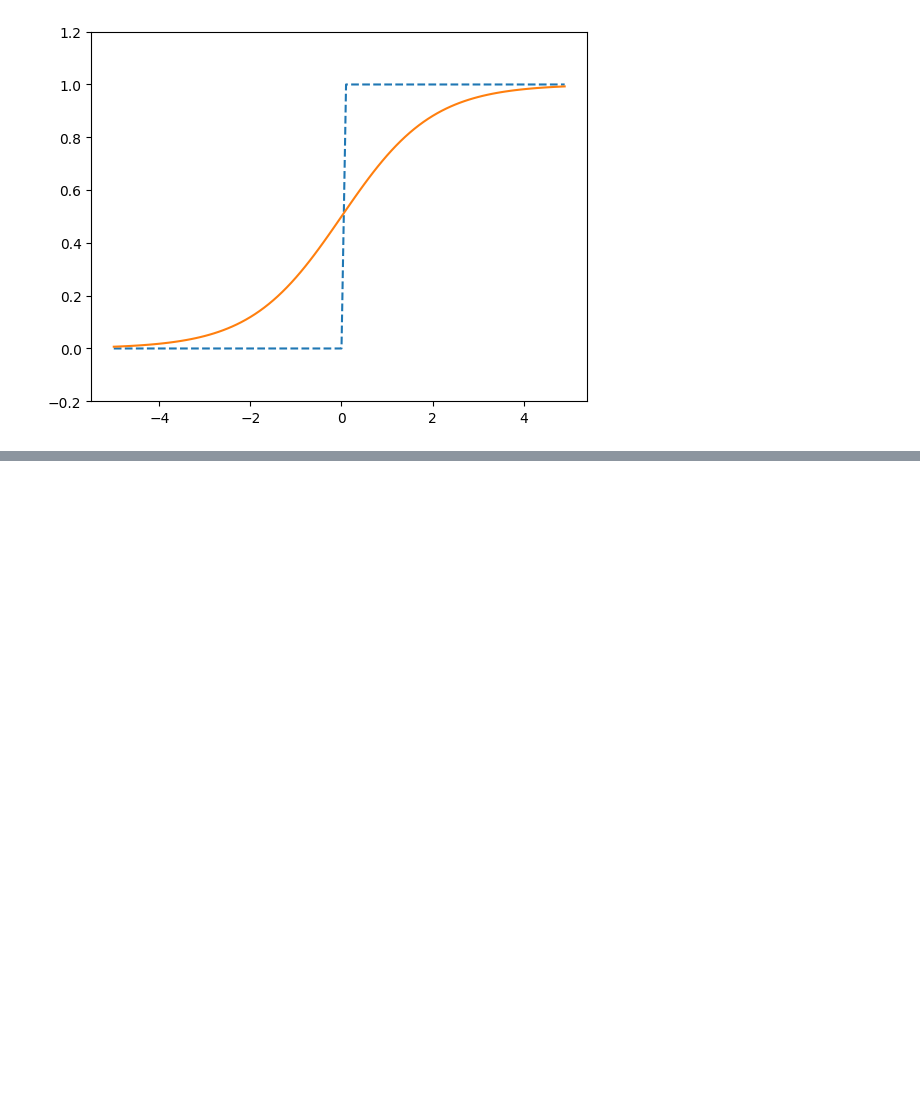
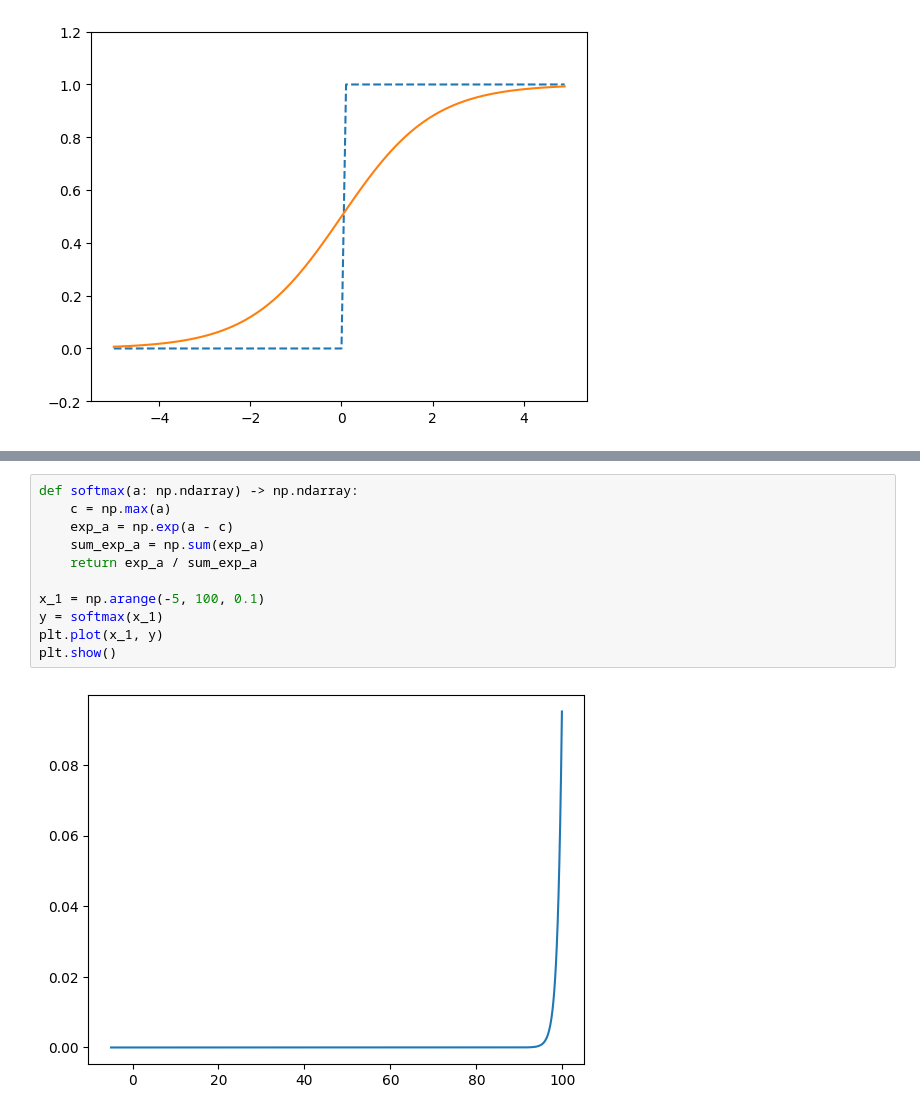
Before and after one commit to omitsuhashi/tae-machine-learning, a Jupyter notebook: src/notebook/deep_learning/basic/newral_network.ipynb, the cells around one changed output, grey strips where cells are left out. Saved outputs shown, nothing was run; the diff lists cells and outputs as text; blank space fills up the shorter version.

```diff
--- a/src/notebook/deep_learning/basic/newral_network.ipynb
+++ b/src/notebook/deep_learning/basic/newral_network.ipynb
@@ -68,0 +94,13 @@ plt.show()
+# %%
+def softmax(a: np.ndarray) -> np.ndarray:
+    c = np.max(a)
+    exp_a = np.exp(a - c)
+    sum_exp_a = np.sum(exp_a)
+    return exp_a / sum_exp_a
+
+x_1 = np.arange(-5, 100, 0.1)
+y = softmax(x_1)
+plt.plot(x_1, y)
+plt.show()
+# %% [output]
+[figure, added]
```
Also changed, not shown: parts of 5 cells of this notebook.
